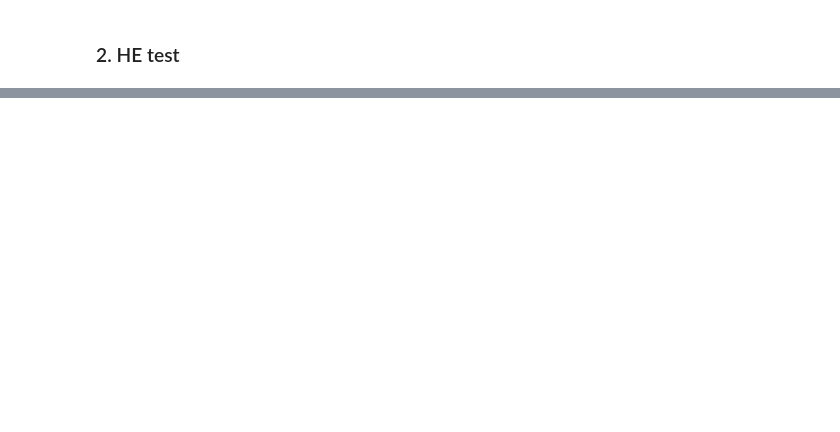
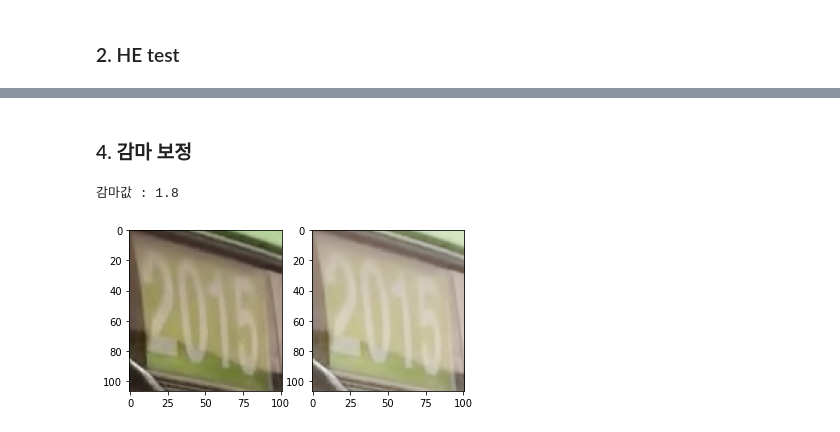
Before and after one commit to Eyes-On/AI, a Jupyter notebook: OCR/Image filter test.ipynb, the cells around one changed output, grey strips where cells are left out. Saved outputs shown, nothing was run; the diff lists cells and outputs as text; code cells hidden in the pictures; blank space fills up the shorter version.

```diff
--- a/OCR/Image filter test.ipynb
+++ b/OCR/Image filter test.ipynb
@@ -372,0 +460,24 @@ plt.show()
+# %% [markdown]
+### 4. 감마 보정
+# %%
+g = float(input("감마값 : "))
+test_img = 'yolov5/runs/hub/exp/crops/bus_num_fr/2015 (26).jpg'
+img = cv2.imread(test_img)
+out = img.copy()
+
+out = out.astype(np.float32)
+out = ((out / 255) ** (1 / g)) * 255
+
+out = out.astype(np.uint8)
+
+fig = plt.figure()
+fig1 = fig.add_subplot(1,2,1)
+fig2 = fig.add_subplot(1,2,2)
+
+fig1.imshow(img)
+fig2.imshow(out)
+
+plt.show()
+# %% [output]
+감마값 : 1.8
+[figure, added]
```
Also changed, not shown: parts of 13 cells of this notebook.
